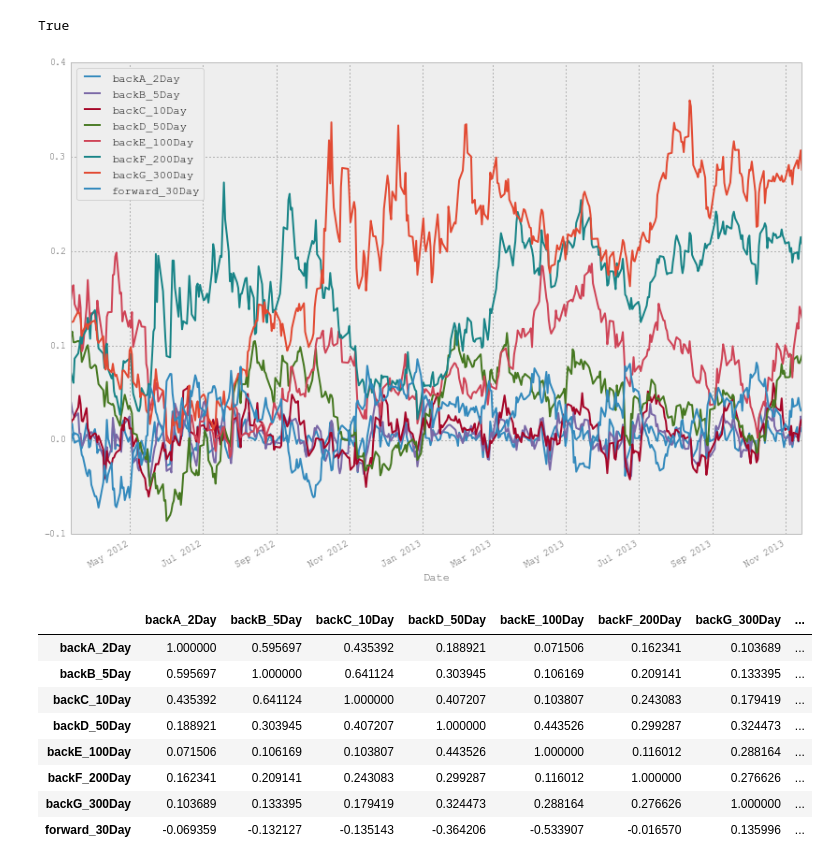
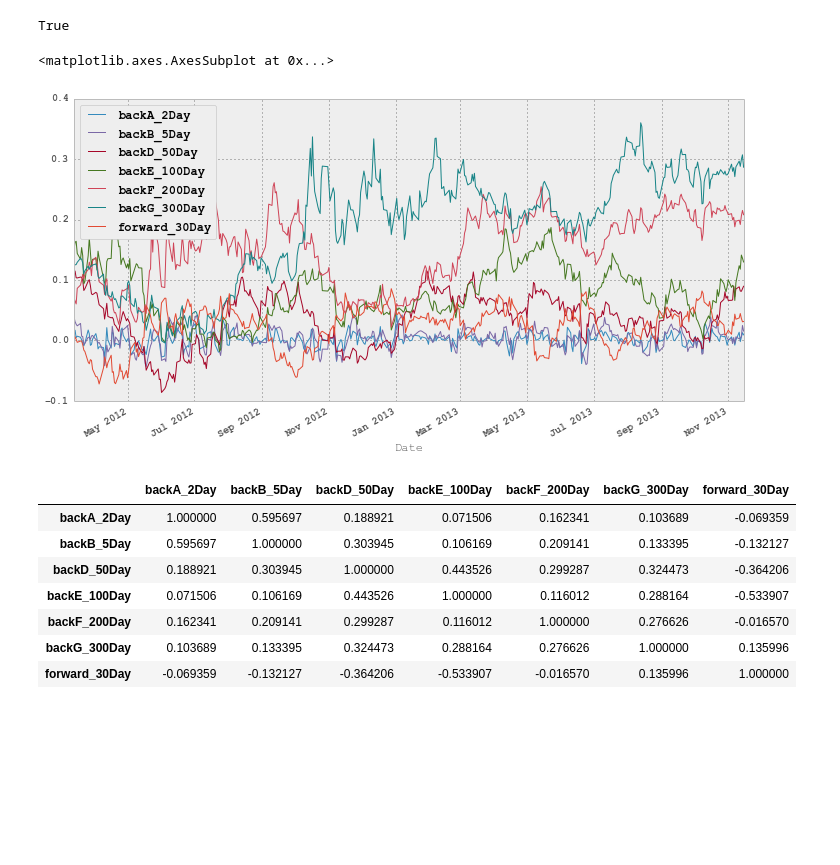
Before and after one commit to ssanderson/notebooks, a Jupyter notebook: quanto/Quantopian_Meetup_Pandas.ipynb, the cells around one changed output. Drawn from its saved outputs; the diff is of its cells as text; code cells hidden in the pictures; blank space fills up the shorter version.

```diff
--- a/quanto/Quantopian_Meetup_Pandas.ipynb
+++ b/quanto/Quantopian_Meetup_Pandas.ipynb
@@ -19,2 +29,13 @@ structures.
+# %%
+import pandas as pd
+import numpy as np
+import matplotlib.pyplot as plt
+randn = np.random.randn
+
+pd.set_option('display.mpl_style', 'default')
+pd.set_option('display.max_rows', 15)
+
+# Make a default figure size for later use.
+DEFAULT_FIGSIZE = (12, 6)
 # %% [markdown]
 # `Series`
@@ -765,33 +1003,30 @@ True
 # %%
 returns = pd.DataFrame(
     {
         'forward_30Day': thirty_day_forward_returns,
         'backA_2Day': spy['Close'].pct_change(2),
         'backB_5Day': spy['Close'].pct_change(5),
-        'backC_10Day': spy['Close'].pct_change(10),
         'backD_50Day': spy['Close'].pct_change(50),
         'backE_100Day': spy['Close'].pct_change(100),
         'backF_200Day': spy['Close'].pct_change(200),
         'backG_300Day': spy['Close'].pct_change(300),
     }
 ).dropna(how='any')
-returns.plot(lw=2)
-
-plt.gcf().set_size_inches(14, 10)
+returns.plot(figsize=DEFAULT_FIGSIZE)
 # %% [output]
+<matplotlib.axes.AxesSubplot at 0x...>
-[figure, old version]
+[figure, new version]
 # %%
 # Pairwise correlation of forward and backward returns.
 corr = returns.corr()
 corr
 # %% [output]
-|  | backA_2Day | backB_5Day | backC_10Day | backD_50Day | backE_100Day | backF_200Day | backG_300Day | ... |
-| backA_2Day | 1.000000 | 0.595697 | 0.435392 | 0.188921 | 0.071506 | 0.162341 | 0.103689 | ... |
-| backB_5Day | 0.595697 | 1.000000 | 0.641124 | 0.303945 | 0.106169 | 0.209141 | 0.133395 | ... |
-| backC_10Day | 0.435392 | 0.641124 | 1.000000 | 0.407207 | 0.103807 | 0.243083 | 0.179419 | ... |
-| backD_50Day | 0.188921 | 0.303945 | 0.407207 | 1.000000 | 0.443526 | 0.299287 | 0.324473 | ... |
-| backE_100Day | 0.071506 | 0.106169 | 0.103807 | 0.443526 | 1.000000 | 0.116012 | 0.288164 | ... |
-| backF_200Day | 0.162341 | 0.209141 | 0.243083 | 0.299287 | 0.116012 | 1.000000 | 0.276626 | ... |
-| backG_300Day | 0.103689 | 0.133395 | 0.179419 | 0.324473 | 0.288164 | 0.276626 | 1.000000 | ... |
-| forward_30Day | -0.069359 | -0.132127 | -0.135143 | -0.364206 | -0.533907 | -0.016570 | 0.135996 | ... |
+|  | backA_2Day | backB_5Day | backD_50Day | backE_100Day | backF_200Day | backG_300Day | forward_30Day |
+| backA_2Day | 1.000000 | 0.595697 | 0.188921 | 0.071506 | 0.162341 | 0.103689 | -0.069359 |
+| backB_5Day | 0.595697 | 1.000000 | 0.303945 | 0.106169 | 0.209141 | 0.133395 | -0.132127 |
+| backD_50Day | 0.188921 | 0.303945 | 1.000000 | 0.443526 | 0.299287 | 0.324473 | -0.364206 |
+| backE_100Day | 0.071506 | 0.106169 | 0.443526 | 1.000000 | 0.116012 | 0.288164 | -0.533907 |
+| backF_200Day | 0.162341 | 0.209141 | 0.299287 | 0.116012 | 1.000000 | 0.276626 | -0.016570 |
+| backG_300Day | 0.103689 | 0.133395 | 0.324473 | 0.288164 | 0.276626 | 1.000000 | 0.135996 |
+| forward_30Day | -0.069359 | -0.132127 | -0.364206 | -0.533907 | -0.016570 | 0.135996 | 1.000000 |
 # %%
```
Also changed, not shown: parts of 69 cells of this notebook, 7 other files.
